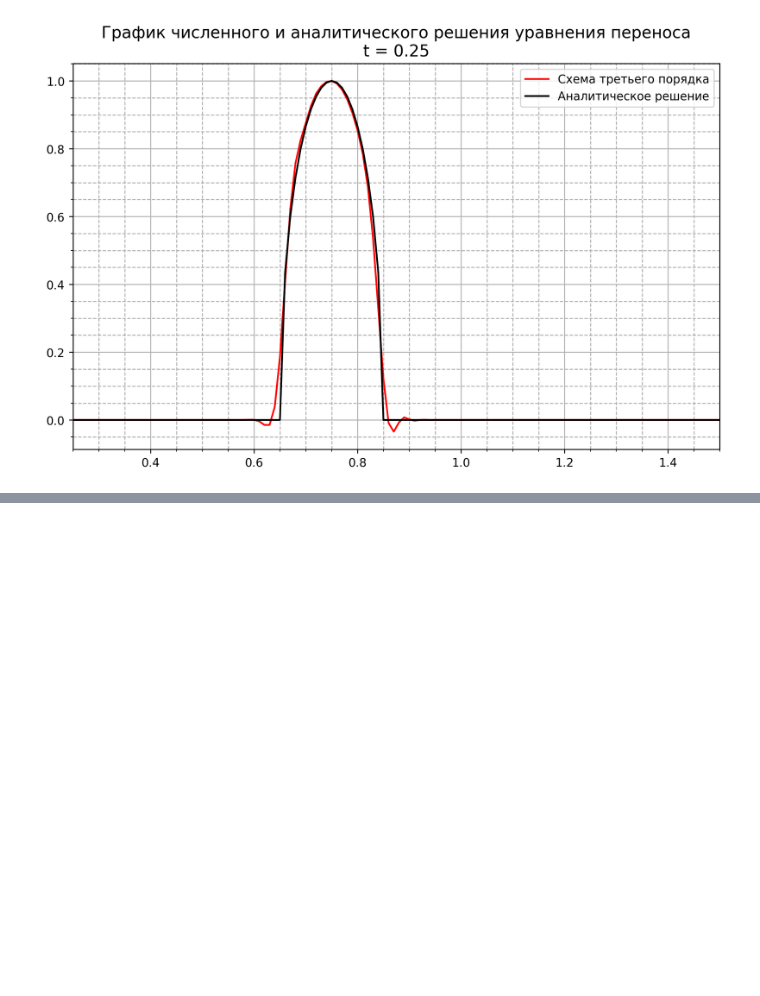
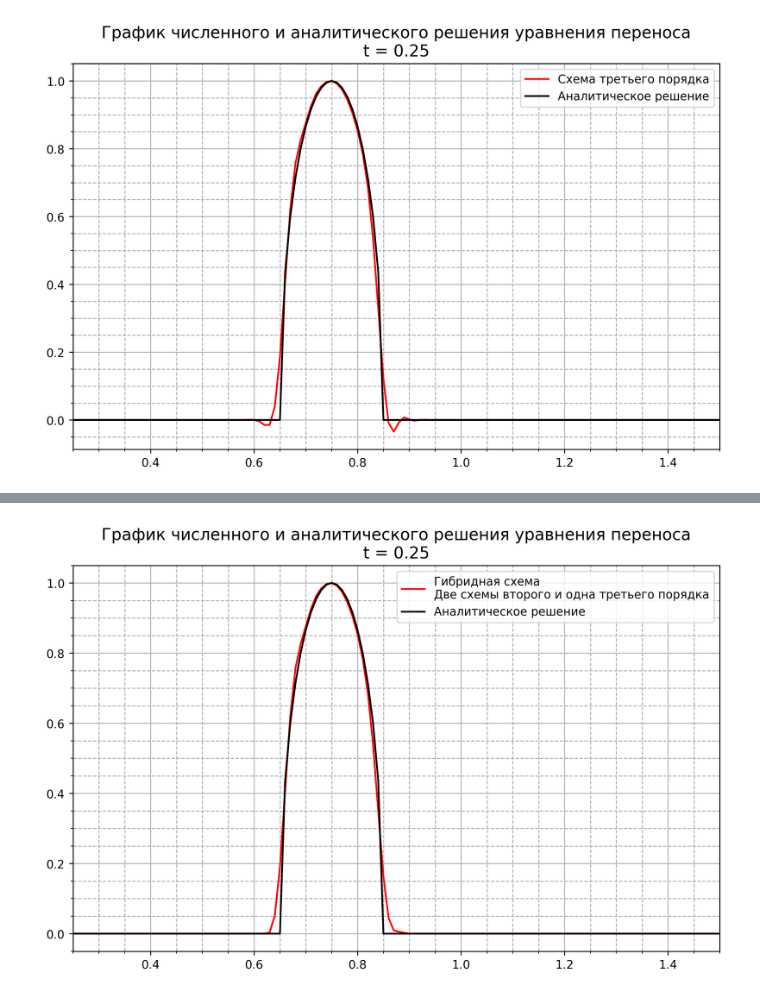
Before and after one commit to kekoveca/NonLinearProcesses, a Jupyter notebook: 1-transfer/simple_schemes.ipynb, the cells around one changed output, grey strips where cells are left out. Saved outputs shown, nothing was run; the diff lists cells and outputs as text; code cells hidden in the pictures; blank space fills up the shorter version.

```diff
--- a/1-transfer/simple_schemes.ipynb
+++ b/1-transfer/simple_schemes.ipynb
@@ -139,0 +180,26 @@ print()
+# %%
+a1 = 3. / 5
+a2 = -1. / 3
+a3 = 3. / 4
+a4 = - 1. / 60
+
+coeffs = np.array([a1, a2, a3, a4])
+
+a1 = 0.5
+a2 = -0.5
+a3 = 1
+a4 = 0
+
+alt_coeffs1 = np.array([a1, a2, a3, a4])
+
+a1 = 27. / 30
+a2 = 1. / 6
+a3 = 0
+a4 = -1. / 15
+
+alt_coeffs2 = np.array([a1, a2, a3, a4])
+
+solveTransfer(coeffs, 'hybr_ultim_ord', 'Гибридная схема\nДве схемы второго и одна третьего порядка', alt_coeffs_1= alt_coeffs1, alt_coeffs_2= alt_coeffs2)
+print()
+# %% [output]
+[figure, added]
```
Also changed, not shown: parts of 4 cells of this notebook, 3 other files.
